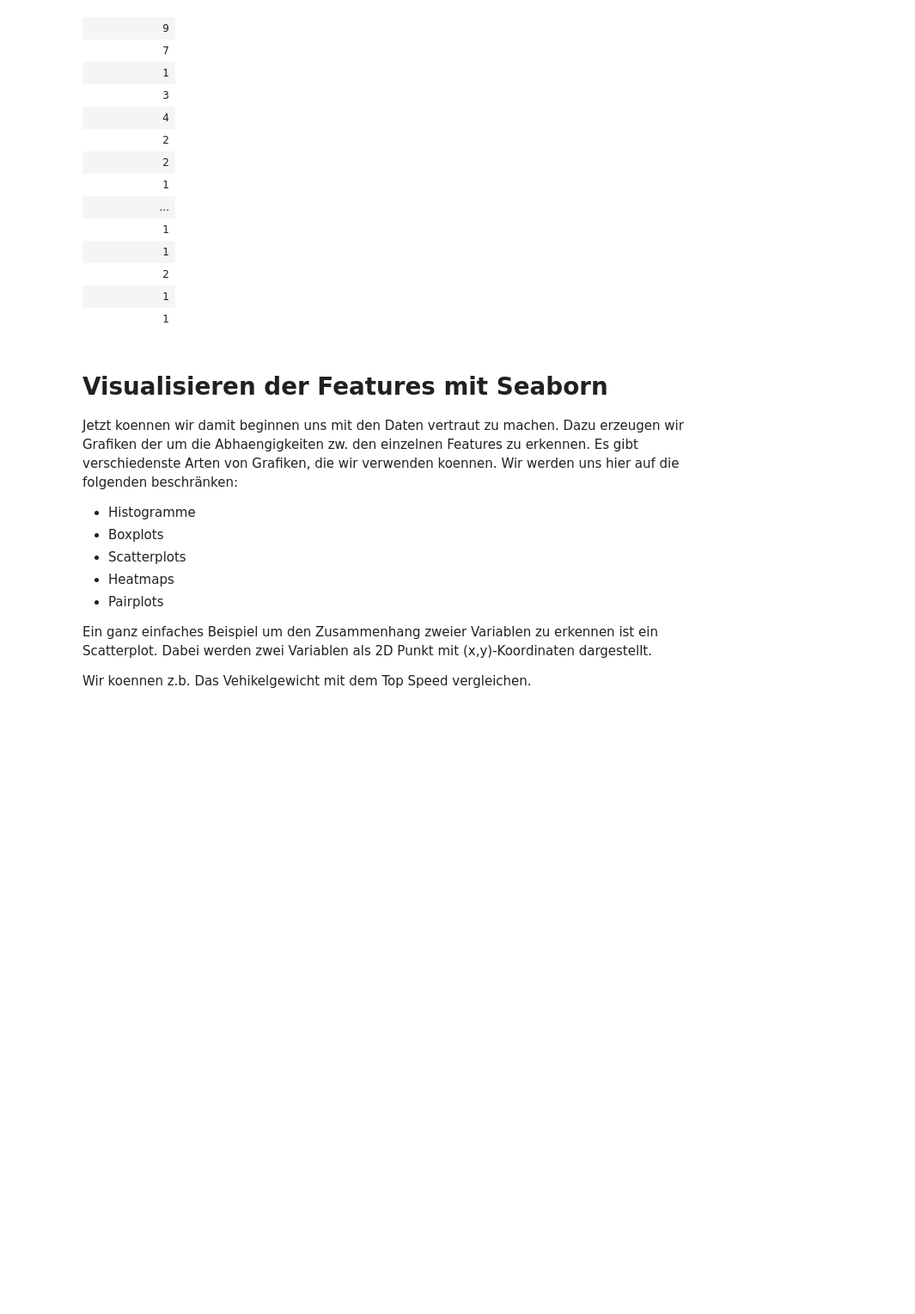
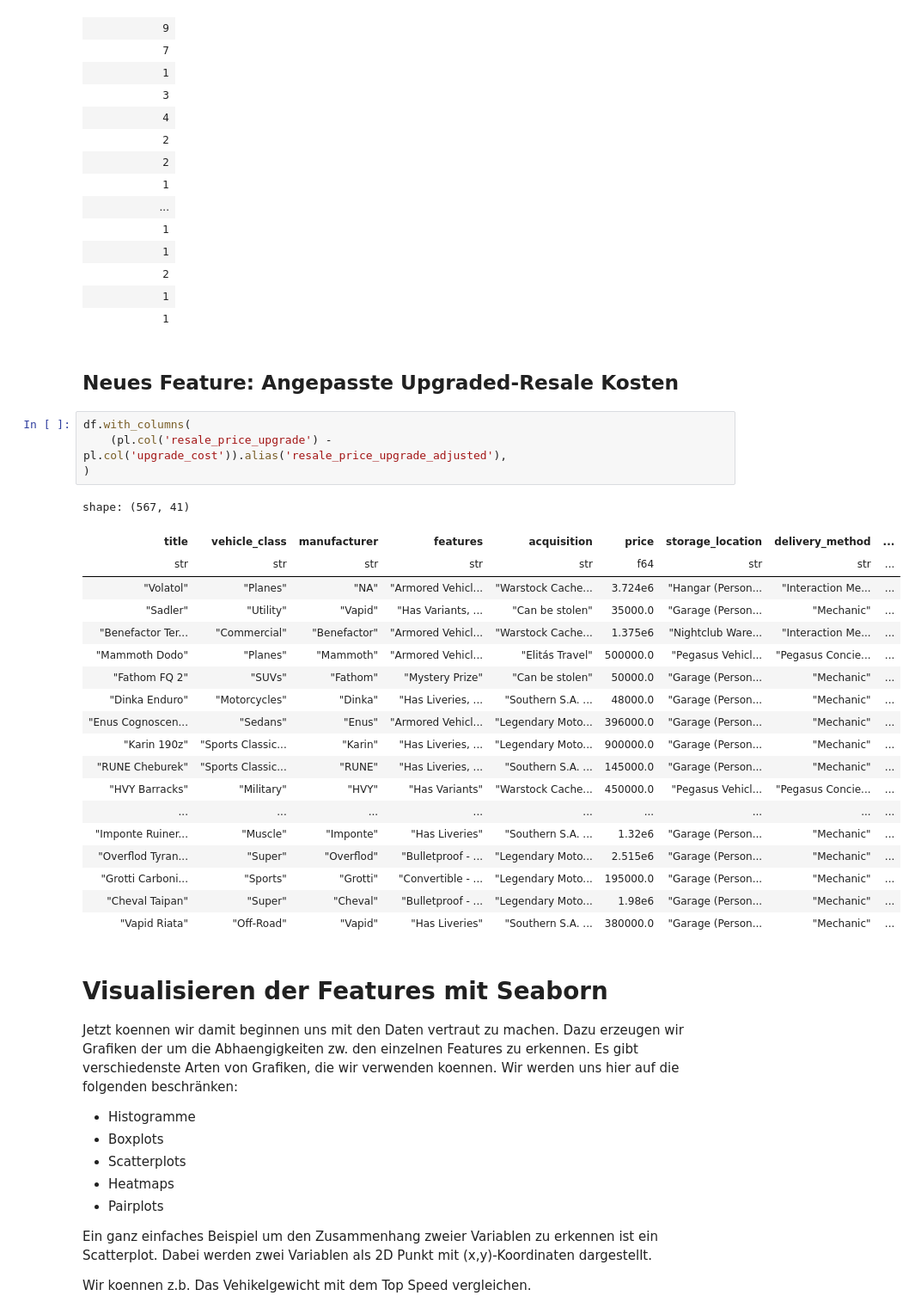
Before and after one commit to dorianprill/workshop-kmu-data, a Jupyter notebook: 02_transform_visualize.ipynb, the cells around one changed output. Shown at 86% size. Cells and saved outputs as stored; diff of their text form; blank space fills up the shorter version.

Commit message:
new feature: adjusted upgrade resale cost

```diff
--- a/02_transform_visualize.ipynb
+++ b/02_transform_visualize.ipynb
@@ -153,6 +153,32 @@ shape: (567,)
 | 2 |
 | 1 |
 | 1 |
+# %% [markdown]
+## Neues Feature: Angepasste Upgraded-Resale Kosten
+# %%
+df.with_columns(
+    (pl.col('resale_price_upgrade') - pl.col('upgrade_cost')).alias('resale_price_upgrade_adjusted'),
+)
+# %% [output]
+shape: (567, 41)
+| title | vehicle_class | manufacturer | features | acquisition | price | storage_location | delivery_method | ... |
+| str | str | str | str | str | f64 | str | str | ... |
+| "Volatol" | "Planes" | "NA" | "Armored Vehicl... | "Warstock Cache... | 3.724e6 | "Hangar (Person... | "Interaction Me... | ... |
+| "Sadler" | "Utility" | "Vapid" | "Has Variants, ... | "Can be stolen" | 35000.0 | "Garage (Person... | "Mechanic" | ... |
+| "Benefactor Ter... | "Commercial" | "Benefactor" | "Armored Vehicl... | "Warstock Cache... | 1.375e6 | "Nightclub Ware... | "Interaction Me... | ... |
+| "Mammoth Dodo" | "Planes" | "Mammoth" | "Armored Vehicl... | "Elitás Travel" | 500000.0 | "Pegasus Vehicl... | "Pegasus Concie... | ... |
+| "Fathom FQ 2" | "SUVs" | "Fathom" | "Mystery Prize" | "Can be stolen" | 50000.0 | "Garage (Person... | "Mechanic" | ... |
+| "Dinka Enduro" | "Motorcycles" | "Dinka" | "Has Liveries, ... | "Southern S.A. ... | 48000.0 | "Garage (Person... | "Mechanic" | ... |
+| "Enus Cognoscen... | "Sedans" | "Enus" | "Armored Vehicl... | "Legendary Moto... | 396000.0 | "Garage (Person... | "Mechanic" | ... |
+| "Karin 190z" | "Sports Classic... | "Karin" | "Has Liveries, ... | "Legendary Moto... | 900000.0 | "Garage (Person... | "Mechanic" | ... |
+| "RUNE Cheburek" | "Sports Classic... | "RUNE" | "Has Liveries, ... | "Southern S.A. ... | 145000.0 | "Garage (Person... | "Mechanic" | ... |
+| "HVY Barracks" | "Military" | "HVY" | "Has Variants" | "Warstock Cache... | 450000.0 | "Pegasus Vehicl... | "Pegasus Concie... | ... |
+| ... | ... | ... | ... | ... | ... | ... | ... | ... |
+| "Imponte Ruiner... | "Muscle" | "Imponte" | "Has Liveries" | "Southern S.A. ... | 1.32e6 | "Garage (Person... | "Mechanic" | ... |
+| "Overflod Tyran... | "Super" | "Overflod" | "Bulletproof - ... | "Legendary Moto... | 2.515e6 | "Garage (Person... | "Mechanic" | ... |
+| "Grotti Carboni... | "Sports" | "Grotti" | "Convertible - ... | "Legendary Moto... | 195000.0 | "Garage (Person... | "Mechanic" | ... |
+| "Cheval Taipan" | "Super" | "Cheval" | "Bulletproof - ... | "Legendary Moto... | 1.98e6 | "Garage (Person... | "Mechanic" | ... |
+| "Vapid Riata" | "Off-Road" | "Vapid" | "Has Liveries" | "Southern S.A. ... | 380000.0 | "Garage (Person... | "Mechanic" | ... |
 # %% [markdown]
 # Visualisieren der Features mit Seaborn
 Jetzt koennen wir damit beginnen uns mit den Daten vertraut zu machen. Dazu erzeugen wir Grafiken der um die Abhaengigkeiten zw. den einzelnen Features zu erkennen.
```
Also changed, not shown: parts of 2 cells of this notebook, 1 other file.
